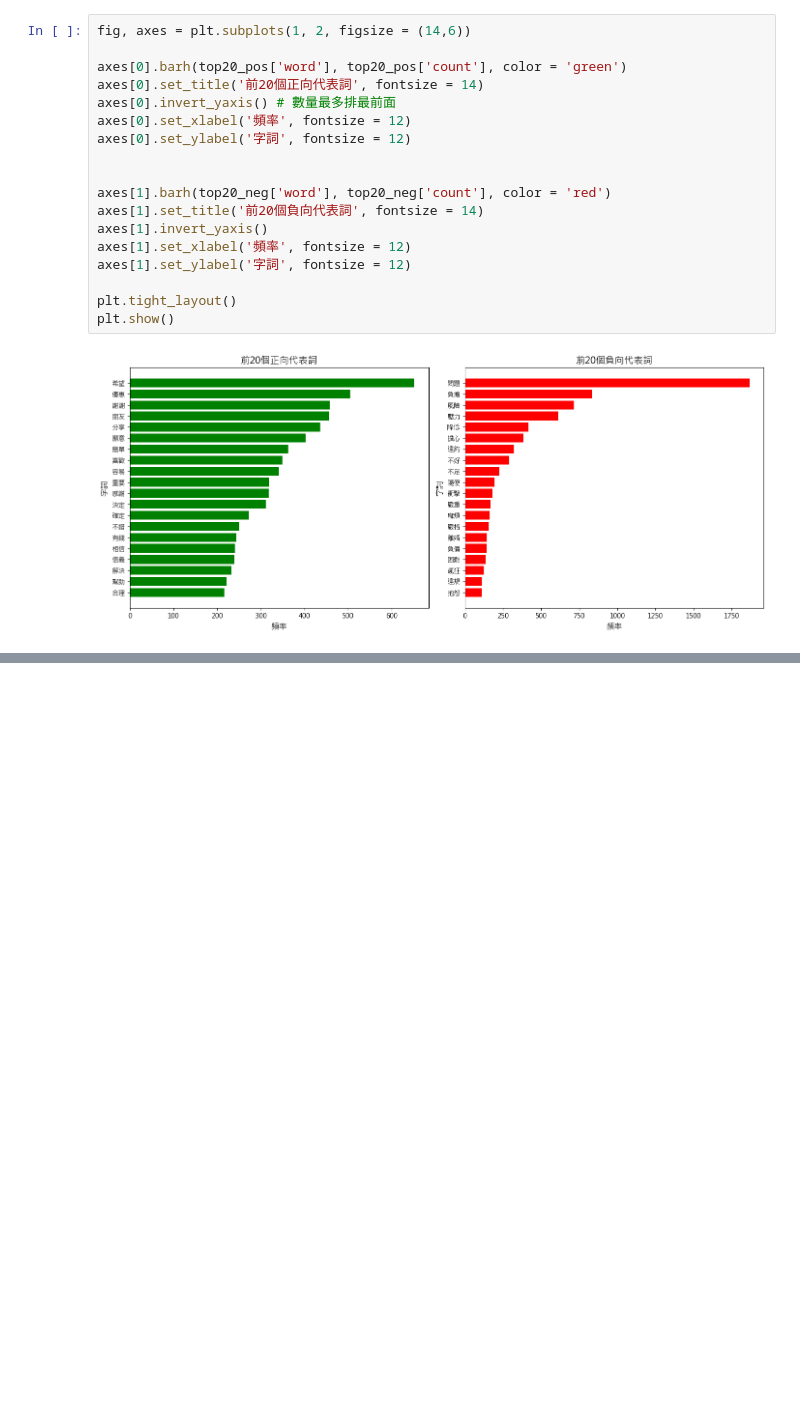
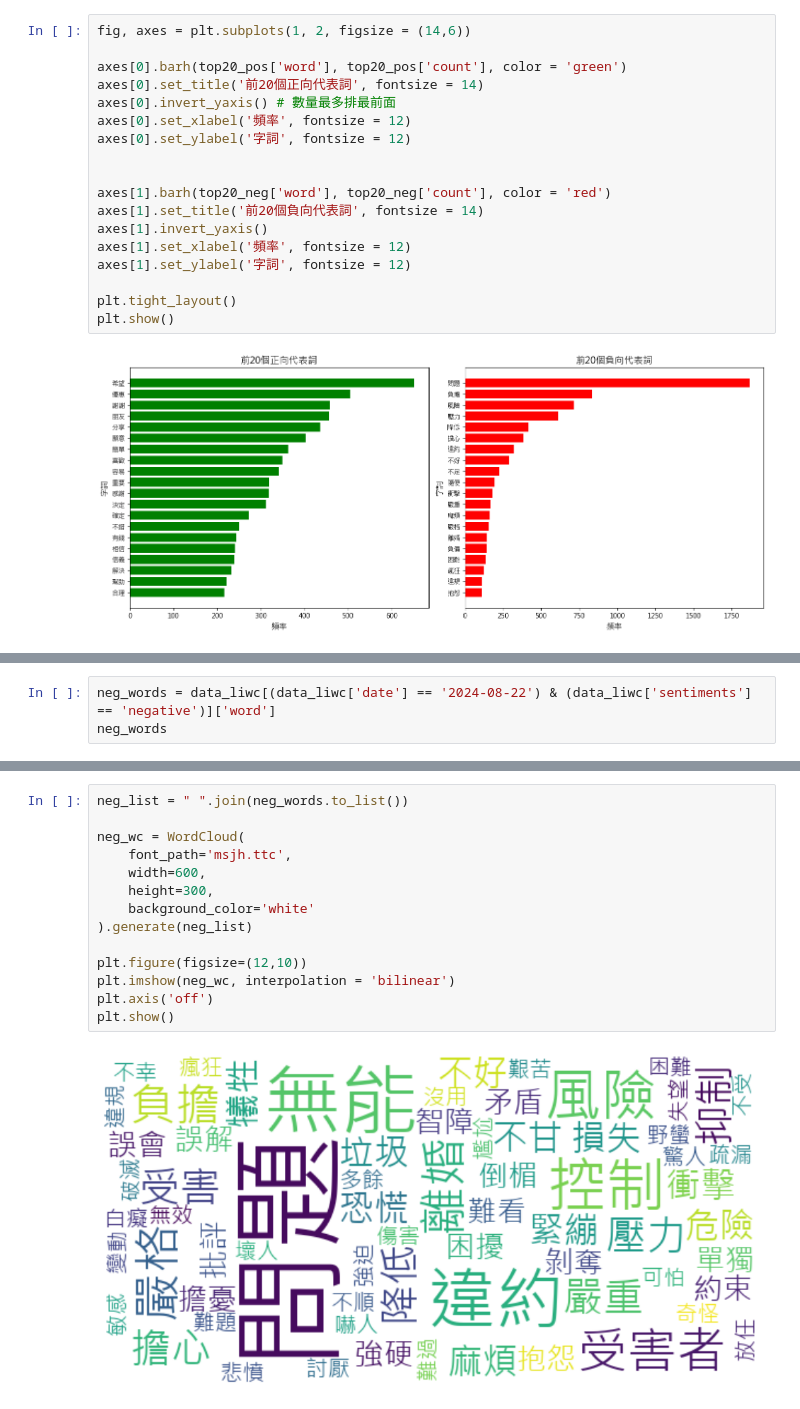
Before and after one commit to hsuan1120/Loan, a Jupyter notebook: loans.ipynb, the cells around one changed output, grey strips where cells are left out. Cells and saved outputs as stored; diff of their text form; blank space fills up the shorter version.

```diff
--- a/loans.ipynb
+++ b/loans.ipynb
@@ -513,0 +599,3 @@ plt.show()
+# %%
+neg_words = data_liwc[(data_liwc['date'] == '2024-08-22') & (data_liwc['sentiments'] == 'negative')]['word']
+neg_words
@@ -513,0 +615,16 @@ plt.show()
+# %%
+neg_list = " ".join(neg_words.to_list())
+
+neg_wc = WordCloud(
+    font_path='msjh.ttc',
+    width=600,
+    height=300,
+    background_color='white'
+).generate(neg_list)
+
+plt.figure(figsize=(12,10))
+plt.imshow(neg_wc, interpolation = 'bilinear')
+plt.axis('off')
+plt.show()
+# %% [output]
+[figure, added]
```
Also changed, not shown: parts of 12 cells of this notebook.
